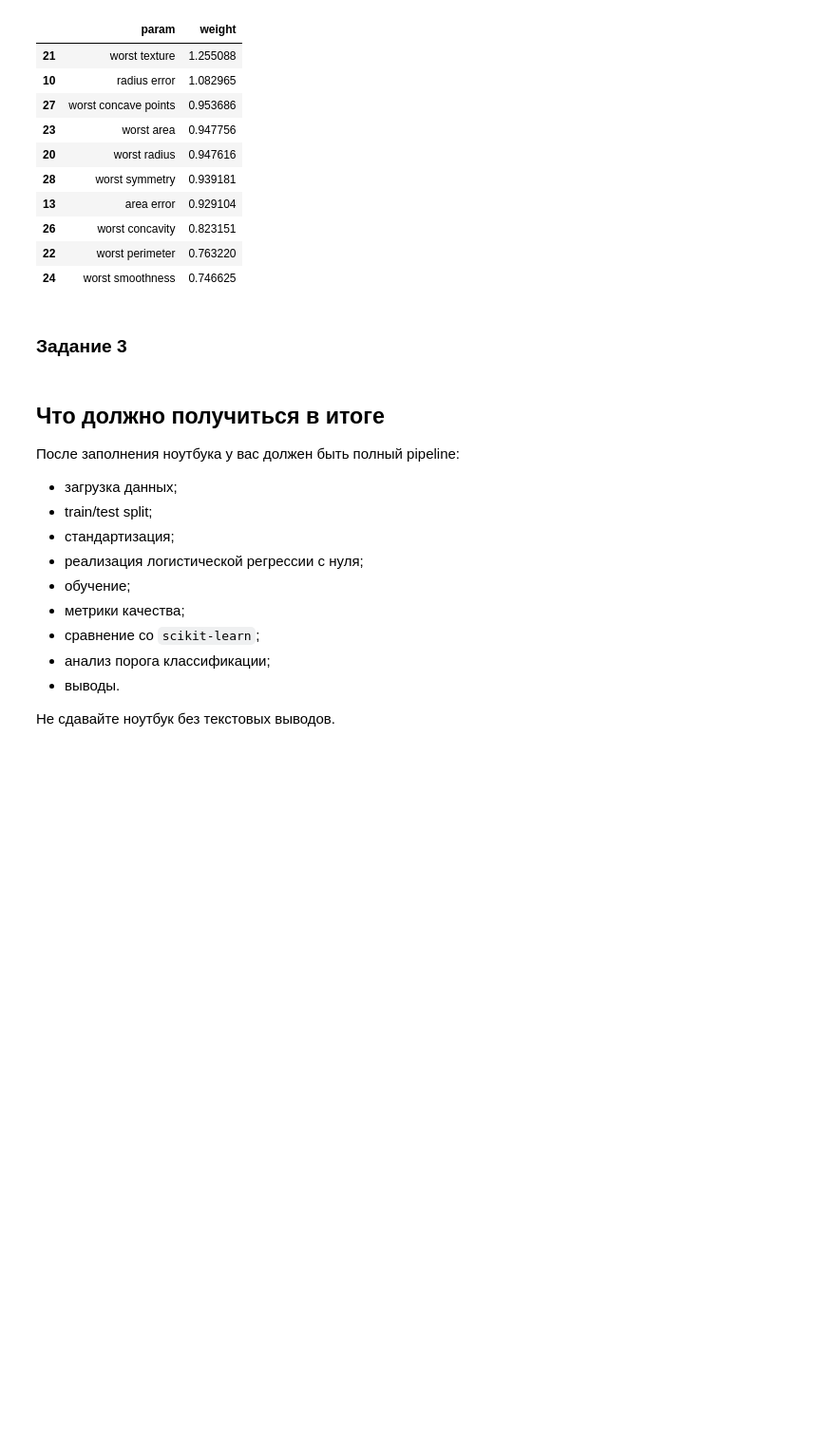
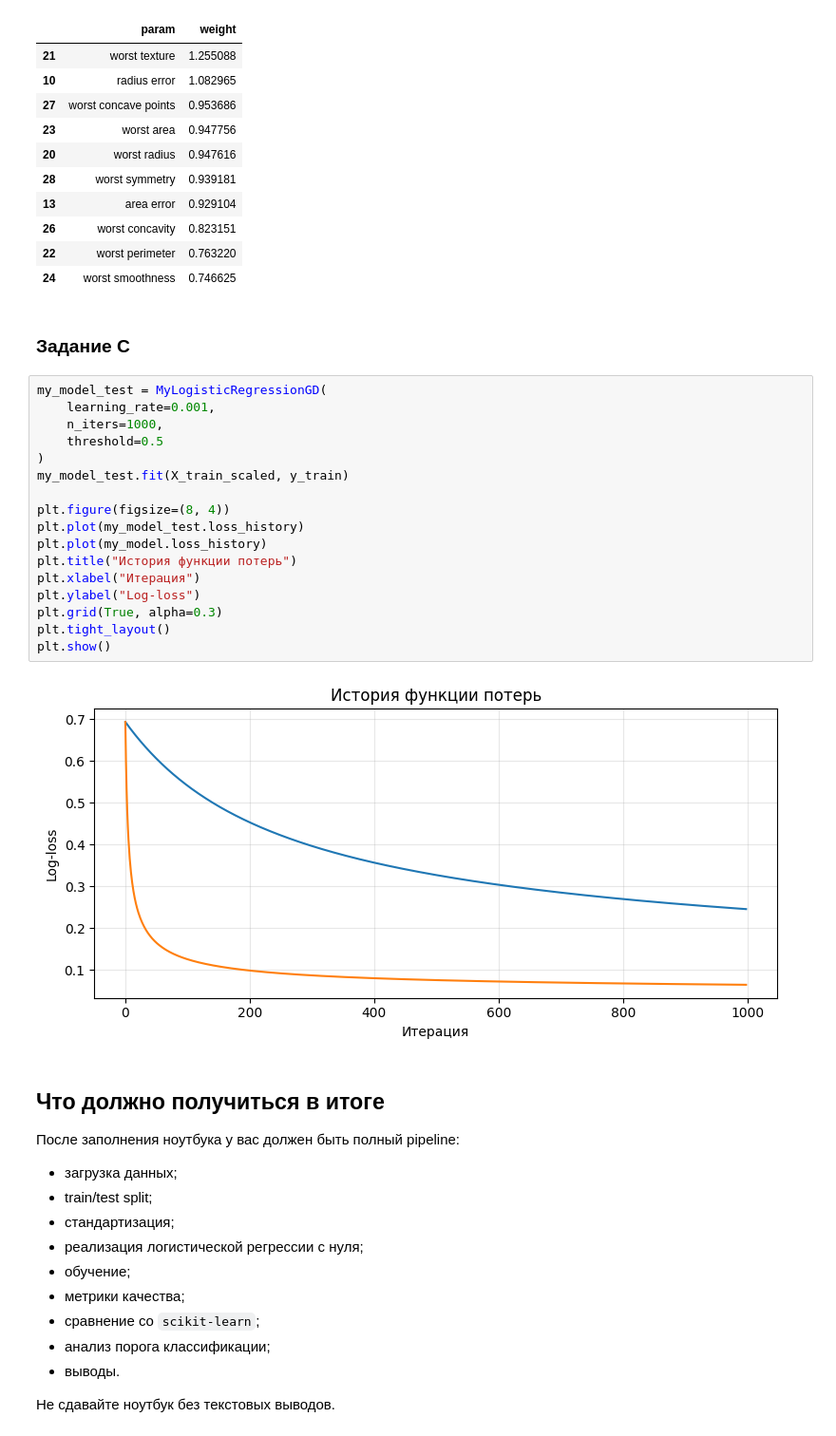
Before and after one commit to venskovalentin/ml_course_homework, a Jupyter notebook: hw05_logreg/logreg_practice_student.ipynb, the cells around one changed output. Shown at 95% size. Drawn from its saved outputs; the diff is of its cells as text; blank space fills up the shorter version.

```diff
--- a/hw05_logreg/logreg_practice_student.ipynb
+++ b/hw05_logreg/logreg_practice_student.ipynb
@@ -608,7 +601,26 @@ pd.DataFrame({"param" : data.feature_names, "weight" : np.abs(sk_model.coef_[0])
 | 22 | worst perimeter | 0.763220 |
 | 24 | worst smoothness | 0.746625 |
 # %% [markdown]
-### Задание 3
+### Задание C
+# %%
+my_model_test = MyLogisticRegressionGD(
+    learning_rate=0.001,
+    n_iters=1000,
+    threshold=0.5
+)
+my_model_test.fit(X_train_scaled, y_train)
+
+plt.figure(figsize=(8, 4))
+plt.plot(my_model_test.loss_history)
+plt.plot(my_model.loss_history)
+plt.title("История функции потерь")
+plt.xlabel("Итерация")
+plt.ylabel("Log-loss")
+plt.grid(True, alpha=0.3)
+plt.tight_layout()
+plt.show()
+# %% [output]
+[figure, added]
 # %% [markdown]
 ## Что должно получиться в итоге
 
```
Also changed, not shown: parts of 5 cells of this notebook, 27 other files.
